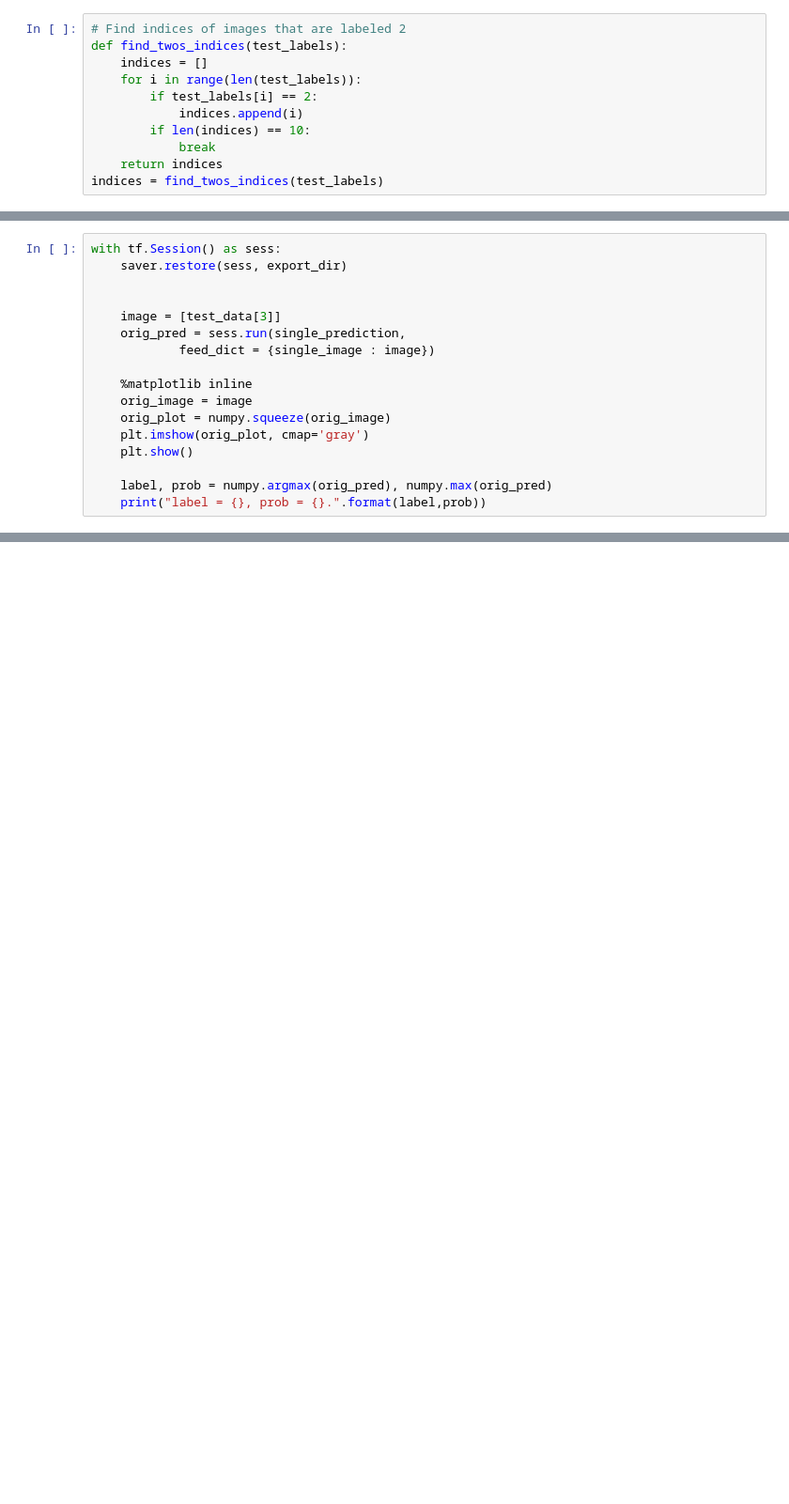
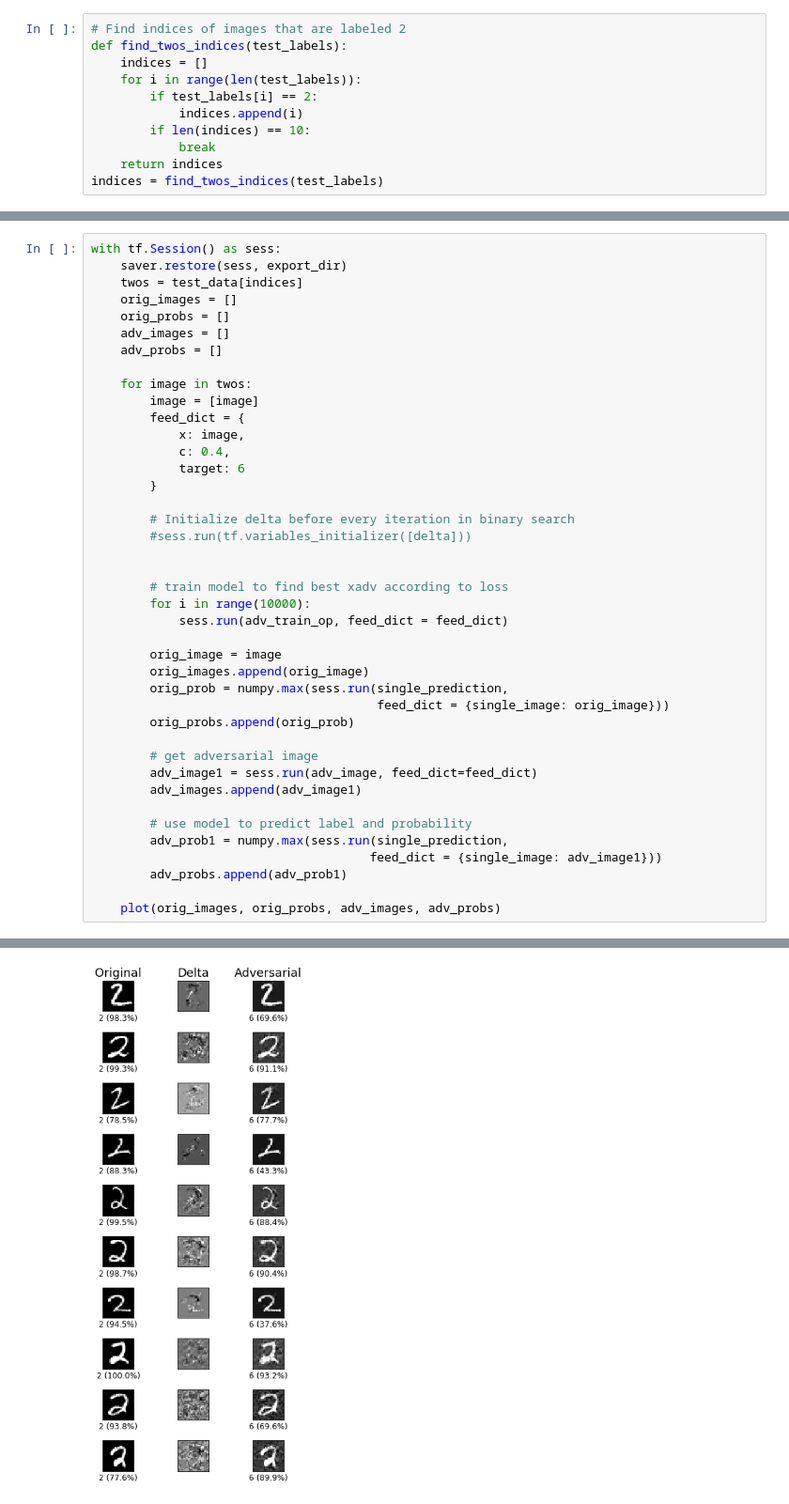
Before and after one commit to danielpark95/adversarial-attack, a Jupyter notebook: Adversarial-Attack.ipynb, the cells around one changed output, grey strips where cells are left out. Shown at 94% size. Cells and saved outputs as stored; diff of their text form; blank space fills up the shorter version.

Commit message:
Everything works! Just need to tune hyperparameters...

```diff
--- a/Adversarial-Attack.ipynb
+++ b/Adversarial-Attack.ipynb
@@ -399,17 +407,42 @@ def plot(xplots, yplots, orig_images):
-# %%
-with tf.Session() as sess:
-    saver.restore(sess, export_dir)
-
-
-    image = [test_data[3]]
-    orig_pred = sess.run(single_prediction,
-            feed_dict = {single_image : image})
-
-    %matplotlib inline
-    orig_image = image
-    orig_plot = numpy.squeeze(orig_image)
-    plt.imshow(orig_plot, cmap='gray')
-    plt.show()
-
-    label, prob = numpy.argmax(orig_pred), numpy.max(orig_pred)
-    print("label = {}, prob = {}.".format(label,prob))
+# %%
+with tf.Session() as sess:
+    saver.restore(sess, export_dir)
+    twos = test_data[indices]
+    orig_images = []
+    orig_probs = []
+    adv_images = []
+    adv_probs = []
+
+    for image in twos:
+        image = [image]
+        feed_dict = {
+            x: image,
+            c: 0.4,
+            target: 6
+        }
+
+        # Initialize delta before every iteration in binary search
+        #sess.run(tf.variables_initializer([delta]))
+
+
+        # train model to find best xadv according to loss
+        for i in range(10000):
+            sess.run(adv_train_op, feed_dict = feed_dict)
+
+        orig_image = image
+        orig_images.append(orig_image)
+        orig_prob = numpy.max(sess.run(single_prediction,
+                                       feed_dict = {single_image: orig_image}))
+        orig_probs.append(orig_prob)
+
+        # get adversarial image
+        adv_image1 = sess.run(adv_image, feed_dict=feed_dict)
+        adv_images.append(adv_image1)
+
+        # use model to predict label and probability
+        adv_prob1 = numpy.max(sess.run(single_prediction,
+                                      feed_dict = {single_image: adv_image1}))
+        adv_probs.append(adv_prob1)
+
+    plot(orig_images, orig_probs, adv_images, adv_probs)
+# %% [output]
@@ -415,0 +450 @@ with tf.Session() as sess:
+[figure, added]
```
Also changed, not shown: parts of 4 cells of this notebook, 6 other files.
